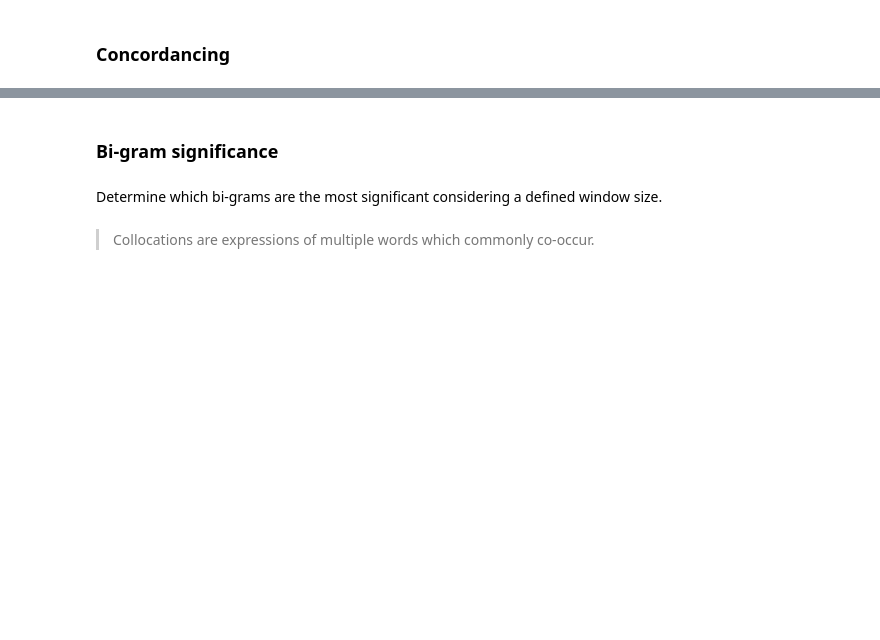
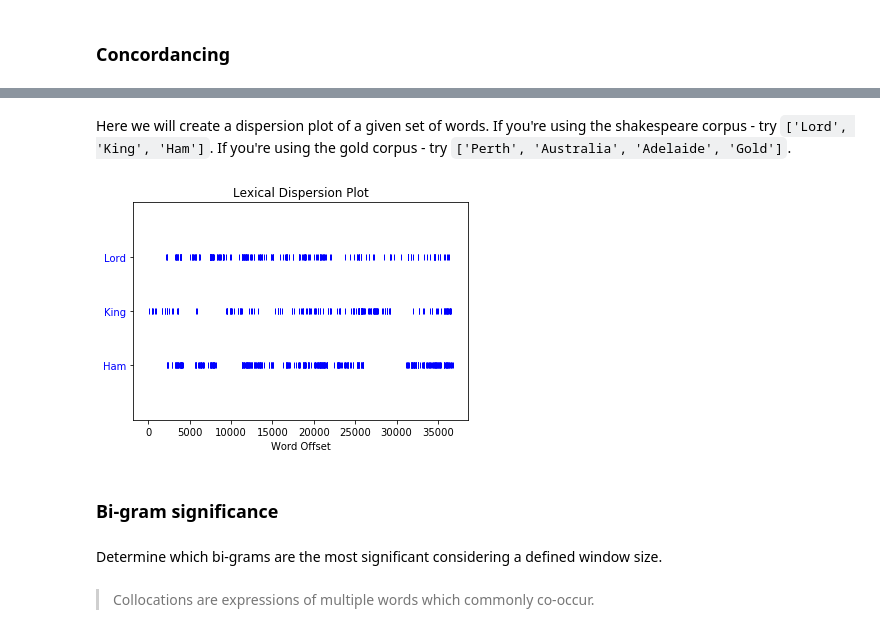
Before and after one commit to core-skills/12-text-processing, a Jupyter notebook: notebooks/12.1 - An introduction to the NLTK.ipynb, the cells around one changed output, grey strips where cells are left out. Saved outputs shown, nothing was run; the diff lists cells and outputs as text; code cells hidden in the pictures; blank space fills up the shorter version.

Commit message:
updated figures and text

```diff
--- a/notebooks/12.1 - An introduction to the NLTK.ipynb
+++ b/notebooks/12.1 - An introduction to the NLTK.ipynb
@@ -186,6 +212,6 @@ For the next section of this notebook, we need to recreate our text into feature
 # %%
 # Re-create the features and create a NLTK Text object, so other cool things can be done
-features = nltk.word_tokenize(data)
+features = nltk.word_tokenize(corpus)
 text = nltk.Text(features)
 # %%
 # Count & tabulate, again; list a given word -- try different words!
@@ -218,3 +262,9 @@ plot = text.dispersion_plot(['Lord', 'King', 'Ham'])
+# %% [markdown]
+Here we will create a dispersion plot of a given set of words. If you're using the shakespeare corpus - try `['Lord', 'King', 'Ham']`. If you're using the gold corpus - try `['Perth', 'Australia', 'Adelaide', 'Gold']`.
+# %%
+text.dispersion_plot(['Lord', 'King', 'Ham'])
+# %% [output]
+[figure, added]
 # %% [markdown]
 ### Bi-gram significance <a name="bigram_significance"></a>
 # %% [markdown]
```
Also changed, not shown: parts of 38 cells of this notebook.
